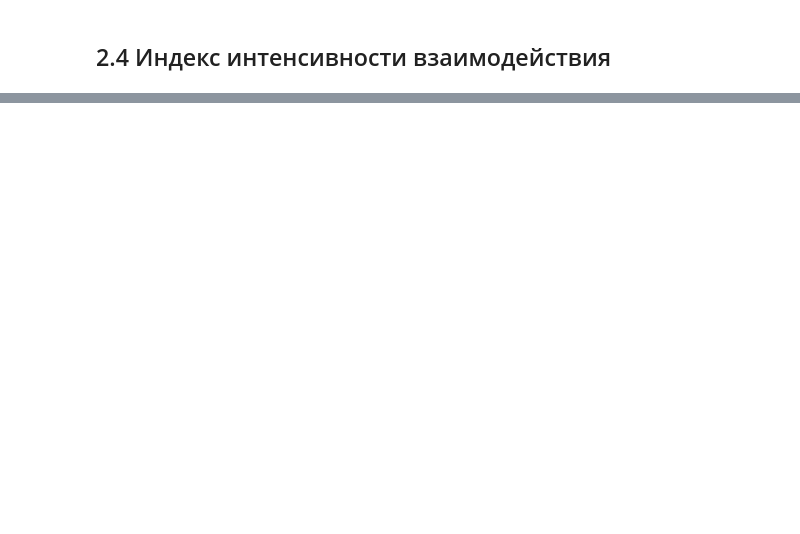
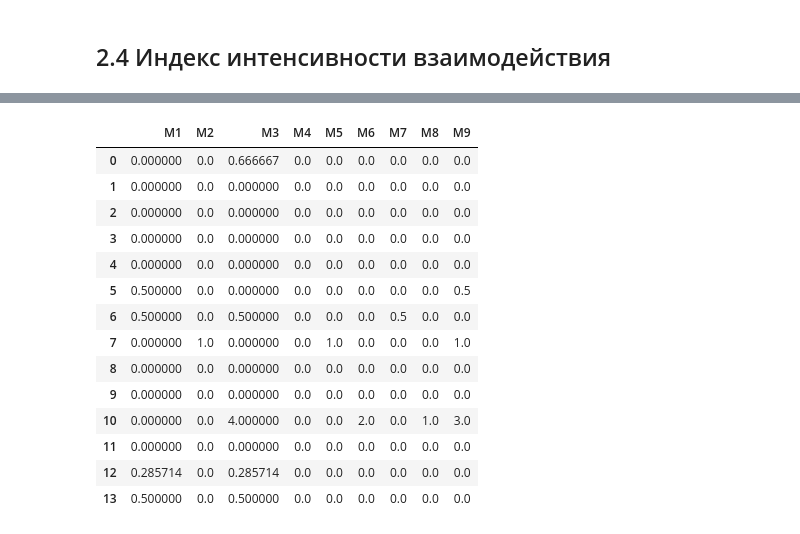
Before and after one commit to aptmess/pm.socio, a Jupyter notebook: code/socio.ipynb, the cells around one changed output, grey strips where cells are left out. Cells and saved outputs as stored; diff of their text form; code cells hidden in the pictures; blank space fills up the shorter version.

Commit message:
add index, centrality, closenes, katz metrix, done project

```diff
--- a/code/socio.ipynb
+++ b/code/socio.ipynb
@@ -428,0 +537,50 @@ iii_df.describe()
+# %%
+def index_of_adequacy_of_selfesteem(M):
+    w = []
+    for i in range(len(M)):
+        p = list(M[M[i] == 1].index) #те, кто выбирает i-тый респондент
+        l = list(M.iloc[i][M.iloc[i] == 1].index) #те, кого выбирает i-тый респондент
+        n = len(p + l) - len(set(p + l)) #количество пересечений
+        m = M.iloc[i][M1.iloc[i] == 1].count() #число сделанных выборов
+        if m == 0:
+            w.append(0)
+        else:
+            w.append(n/m)
+    return w
+# %%
+indexes = list(M3.index)
+(m1, m2, m3, m4, m5, m6, m7, m8, m9) = (pd.Series(index_of_adequacy_of_selfesteem(M1), index = indexes),
+pd.Series(index_of_adequacy_of_selfesteem(M2), index = indexes),
+pd.Series(index_of_adequacy_of_selfesteem(M3), index = indexes),
+pd.Series(index_of_adequacy_of_selfesteem(M4), index = indexes),
+pd.Series(index_of_adequacy_of_selfesteem(M5), index = indexes),
+pd.Series(index_of_adequacy_of_selfesteem(M6), index = indexes),
+pd.Series(index_of_adequacy_of_selfesteem(M7), index = indexes),
+pd.Series(index_of_adequacy_of_selfesteem(M8), index = indexes),
+pd.Series(index_of_adequacy_of_selfesteem(M9), index = indexes))
+adequacy_index = pd.DataFrame({'M1':m1,
+'M2': m2,
+'M3': m3,
+'M4': m4,
+'M5': m5,
+'M6': m6,
+'M7': m7,
+'M8': m8,
+'M9': m9})
+adequacy_index
+# %% [output]
+|  | M1 | M2 | M3 | M4 | M5 | M6 | M7 | M8 | M9 |
+| 0 | 0.000000 | 0.0 | 0.666667 | 0.0 | 0.0 | 0.0 | 0.0 | 0.0 | 0.0 |
+| 1 | 0.000000 | 0.0 | 0.000000 | 0.0 | 0.0 | 0.0 | 0.0 | 0.0 | 0.0 |
+| 2 | 0.000000 | 0.0 | 0.000000 | 0.0 | 0.0 | 0.0 | 0.0 | 0.0 | 0.0 |
+| 3 | 0.000000 | 0.0 | 0.000000 | 0.0 | 0.0 | 0.0 | 0.0 | 0.0 | 0.0 |
+| 4 | 0.000000 | 0.0 | 0.000000 | 0.0 | 0.0 | 0.0 | 0.0 | 0.0 | 0.0 |
+| 5 | 0.500000 | 0.0 | 0.000000 | 0.0 | 0.0 | 0.0 | 0.0 | 0.0 | 0.5 |
+| 6 | 0.500000 | 0.0 | 0.500000 | 0.0 | 0.0 | 0.0 | 0.5 | 0.0 | 0.0 |
+| 7 | 0.000000 | 1.0 | 0.000000 | 0.0 | 1.0 | 0.0 | 0.0 | 0.0 | 1.0 |
+| 8 | 0.000000 | 0.0 | 0.000000 | 0.0 | 0.0 | 0.0 | 0.0 | 0.0 | 0.0 |
+| 9 | 0.000000 | 0.0 | 0.000000 | 0.0 | 0.0 | 0.0 | 0.0 | 0.0 | 0.0 |
+| 10 | 0.000000 | 0.0 | 4.000000 | 0.0 | 0.0 | 2.0 | 0.0 | 1.0 | 3.0 |
+| 11 | 0.000000 | 0.0 | 0.000000 | 0.0 | 0.0 | 0.0 | 0.0 | 0.0 | 0.0 |
+| 12 | 0.285714 | 0.0 | 0.285714 | 0.0 | 0.0 | 0.0 | 0.0 | 0.0 | 0.0 |
+| 13 | 0.500000 | 0.0 | 0.500000 | 0.0 | 0.0 | 0.0 | 0.0 | 0.0 | 0.0 |
```
Also changed, not shown: parts of 55 cells of this notebook, 1 other file.
